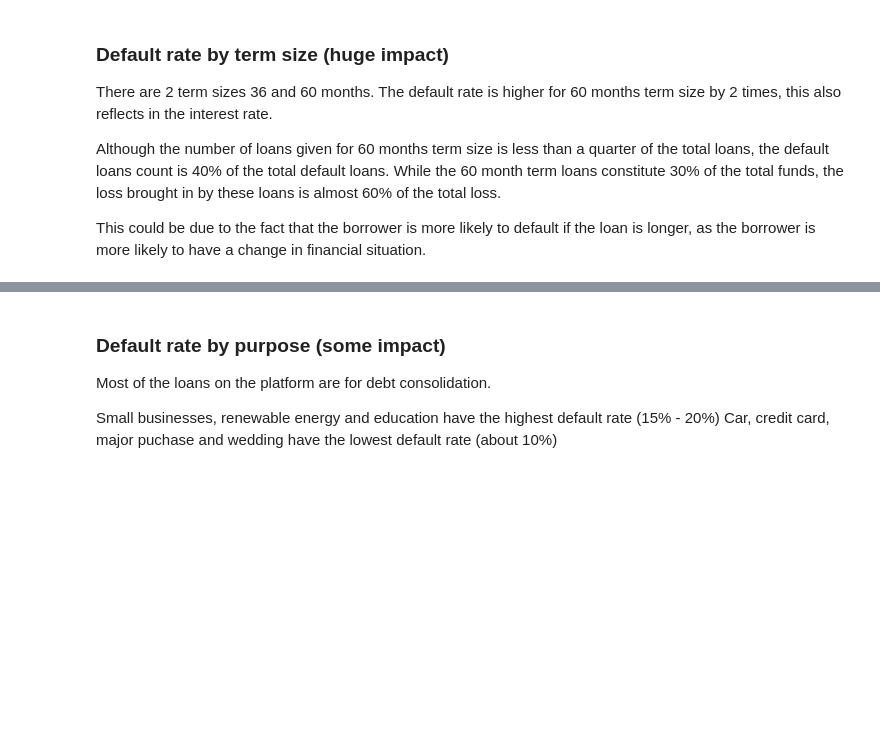
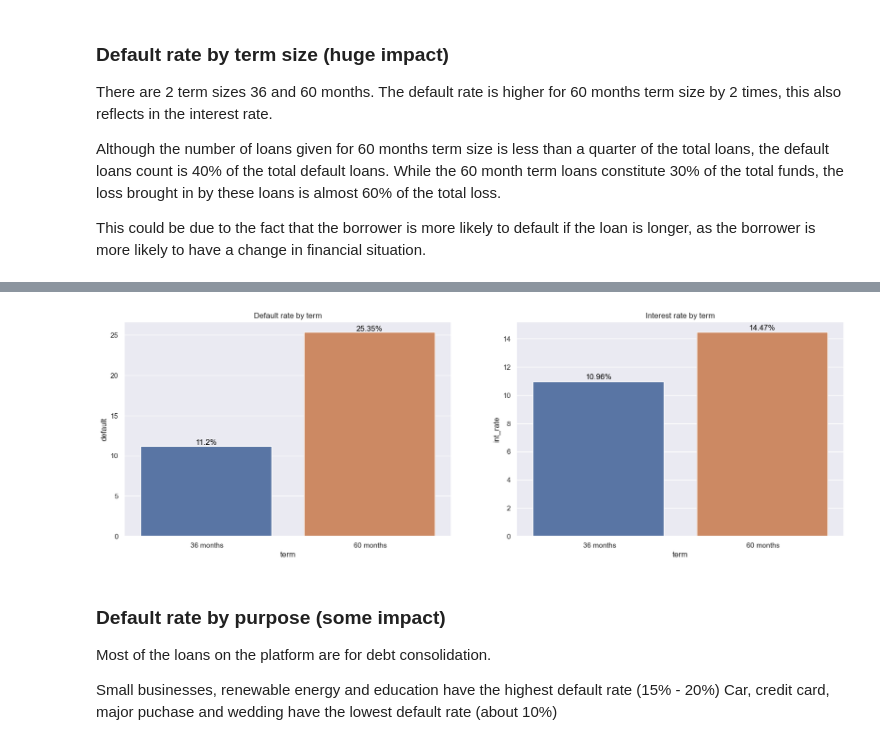
Before and after one commit to ChaitanyaVootla/LoanCaseStudy, a Jupyter notebook: Loan.ipynb, the cells around one changed output, grey strips where cells are left out. Cells and saved outputs as stored; diff of their text form; code cells hidden in the pictures; blank space fills up the shorter version.

```diff
--- a/Loan.ipynb
+++ b/Loan.ipynb
@@ -583,25 +628,27 @@ plt.show()
 # %%
 fig, (ax1, ax2) = plt.subplots(1, 2, figsize=(20, 6))
 
 # plot default rate by term
 default_rate = loans.groupby(['term']).agg({'default': 'mean'}).reset_index()
 sns.barplot(x='term', y='default', data=default_rate, ax=ax1)
 
 # show values on top of bars
 for index, row in default_rate.iterrows():
     ax1.text(row.name, row.default + 0.15, str(round(row.default, 2)) + '%', color='black', ha="center")
 ax1.set_title('Default rate by term')
 
 # plot interest rate by term
-interest_rate = loans.groupby(['term']).agg({'int_rate_num': 'mean'}).reset_index()
-sns.barplot(x='term', y='int_rate_num', data=interest_rate, ax=ax2)
+interest_rate = loans.groupby(['term']).agg({'int_rate': 'mean'}).reset_index()
+sns.barplot(x='term', y='int_rate', data=interest_rate, ax=ax2)
 
 # show values on top of bars
 for index, row in interest_rate.iterrows():
-    ax2.text(row.name, row.int_rate_num + 0.15, str(round(row.int_rate_num, 2)) + '%', color='black', ha="center")
+    ax2.text(row.name, row.int_rate + 0.15, str(round(row.int_rate, 2)) + '%', color='black', ha="center")
 ax2.set_title('Interest rate by term')
 
 plt.show()
+# %% [output]
+[figure, added]
 # %% [markdown]
 ### Default rate by purpose (some impact)
 
```
Also changed, not shown: parts of 49 cells of this notebook.
